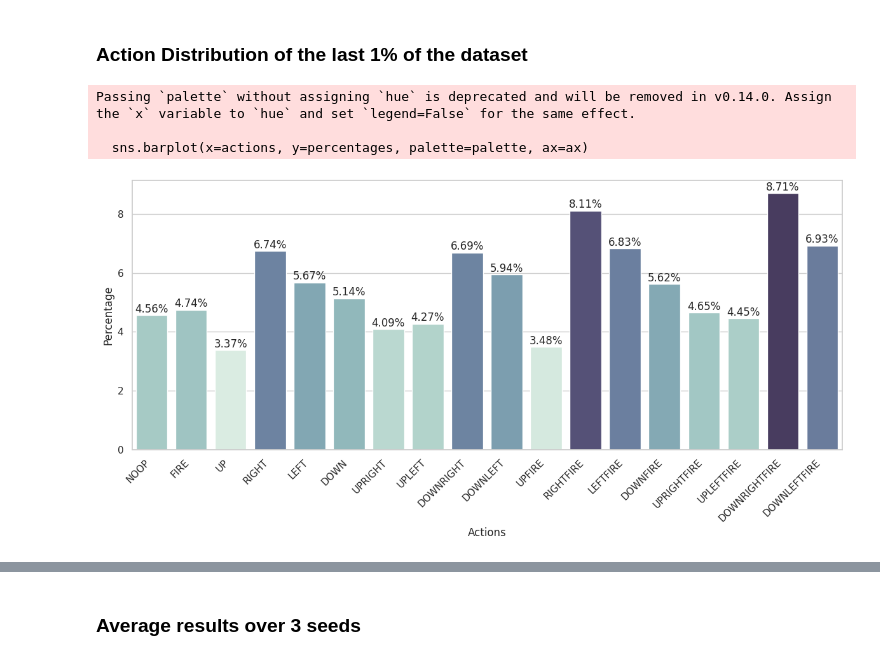
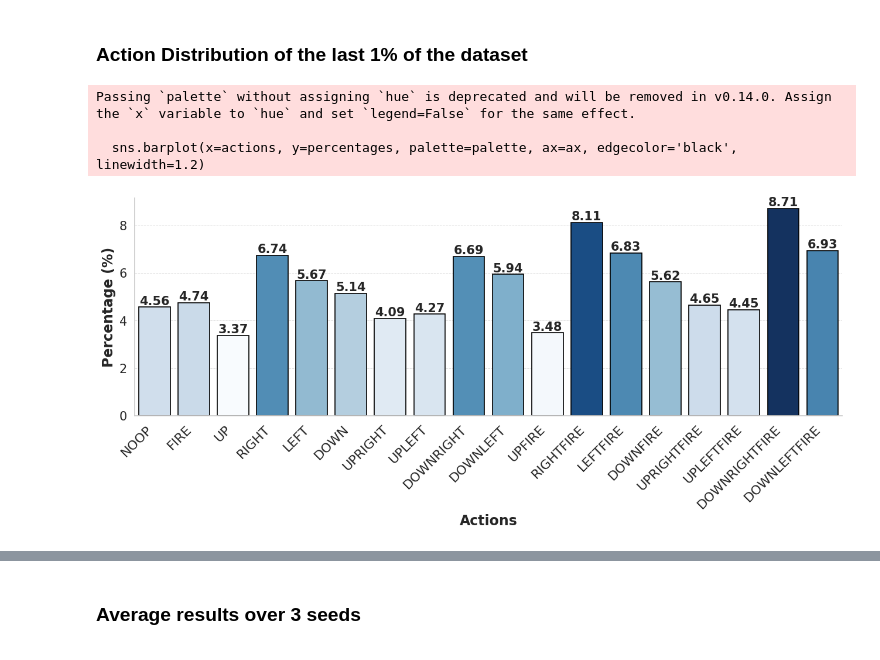
Before and after one commit to 0x1DA9430/Decision-Transformer-vs-Decision-Mamba, a Jupyter notebook: atari/output/plot_output.ipynb, the cells around one changed output, grey strips where cells are left out. Cells and saved outputs as stored; diff of their text form; code cells hidden in the pictures.

```diff
--- a/atari/output/plot_output.ipynb
+++ b/atari/output/plot_output.ipynb
@@ -7,47 +80,49 @@ import seaborn as sns
 # %% [markdown]
 ### Action Distribution of the last 1% of the dataset
 # %%
+import matplotlib.pyplot as plt
+import seaborn as sns
+
 actions = [
     'NOOP', 'FIRE', 'UP', 'RIGHT', 'LEFT', 'DOWN', 'UPRIGHT', 'UPLEFT',
     'DOWNRIGHT', 'DOWNLEFT', 'UPFIRE', 'RIGHTFIRE', 'LEFTFIRE', 'DOWNFIRE',
     'UPRIGHTFIRE', 'UPLEFTFIRE', 'DOWNRIGHTFIRE', 'DOWNLEFTFIRE'
 ]
 percentages = [
     4.56, 4.74, 3.37, 6.74, 5.67, 5.14, 4.09, 4.27, 6.69, 5.94, 3.48, 8.11,
     6.83, 5.62, 4.65, 4.45, 8.71, 6.93
 ]
 
 # Normalize the percentages for better color mapping
 norm = plt.Normalize(min(percentages), max(percentages))
-colors = sns.cubehelix_palette(start=.5, rot=-.5, light=0.9, dark=0.25, as_cmap=True)
-
-# Create a mapping of percentages to colors
+colors = sns.color_palette("Blues", as_cmap=True)
 palette = [colors(norm(value)) for value in percentages]
 
-# Set up the Seaborn style
-sns.set(style="whitegrid")
-
 # Create the bar plot
-fig, ax = plt.subplots(figsize=(12, 6))
-sns.barplot(x=actions, y=percentages, palette=palette, ax=ax)
+fig, ax = plt.subplots(figsize=(13, 6))
+ax.grid(axis='y', linestyle='--', linewidth=0.7, alpha=0.7)
+sns.barplot(x=actions, y=percentages, palette=palette, ax=ax, edgecolor='black', linewidth=1.2)
 
 # Adding percentage labels on top of each bar
 for i, p in enumerate(ax.patches):
     height = p.get_height()
-    ax.text(p.get_x() + p.get_width() / 2., height + 0.1, f'{percentages[i]:.2f}%', ha="center")
+    ax.text(p.get_x() + p.get_width() / 2., height + 0.1, f'{percentages[i]:.2f}',
+            ha="center", fontsize=15, fontweight='bold')
 
 # Setting labels and title
-ax.set_xlabel('Actions')
-ax.set_ylabel('Percentage')
-plt.xticks(rotation=45, ha='right')
+ax.set_xlabel('Actions', fontsize=17, fontweight='bold')
+ax.set_ylabel('Percentage (%)', fontsize=17, fontweight='bold')
 
-# Display the plot
+# Customize tick parameters
+plt.xticks(rotation=45, ha='right', fontsize=16, fontweight='medium')
+plt.yticks(fontsize=15, fontweight='medium')
+ax.spines['top'].set_visible(False)
+ax.spines['right'].set_visible(False)
+
 plt.tight_layout()
-# plt.show()
-# Save as pdf
-plt.savefig('action_distribution.pdf', format='pdf')
+plt.savefig('action_distribution.pdf', format='pdf', dpi=300)
 # %% [output]
 Passing `palette` without assigning `hue` is deprecated and will be removed in v0.14.0. Assign the `x` variable to `hue` and set `legend=False` for the same effect.
 
-  sns.barplot(x=actions, y=percentages, palette=palette, ax=ax)
+  sns.barplot(x=actions, y=percentages, palette=palette, ax=ax, edgecolor='black', linewidth=1.2)
-[figure, old version]
+[figure, new version]
```
Also changed, not shown: parts of 3 cells of this notebook, 7 other files.
